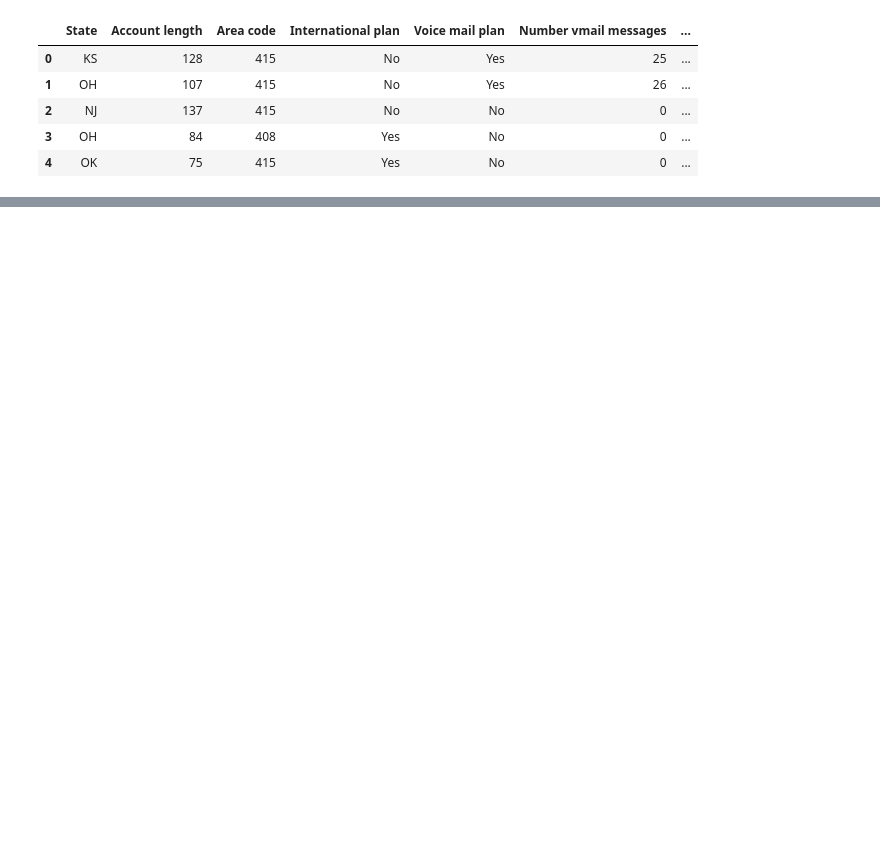
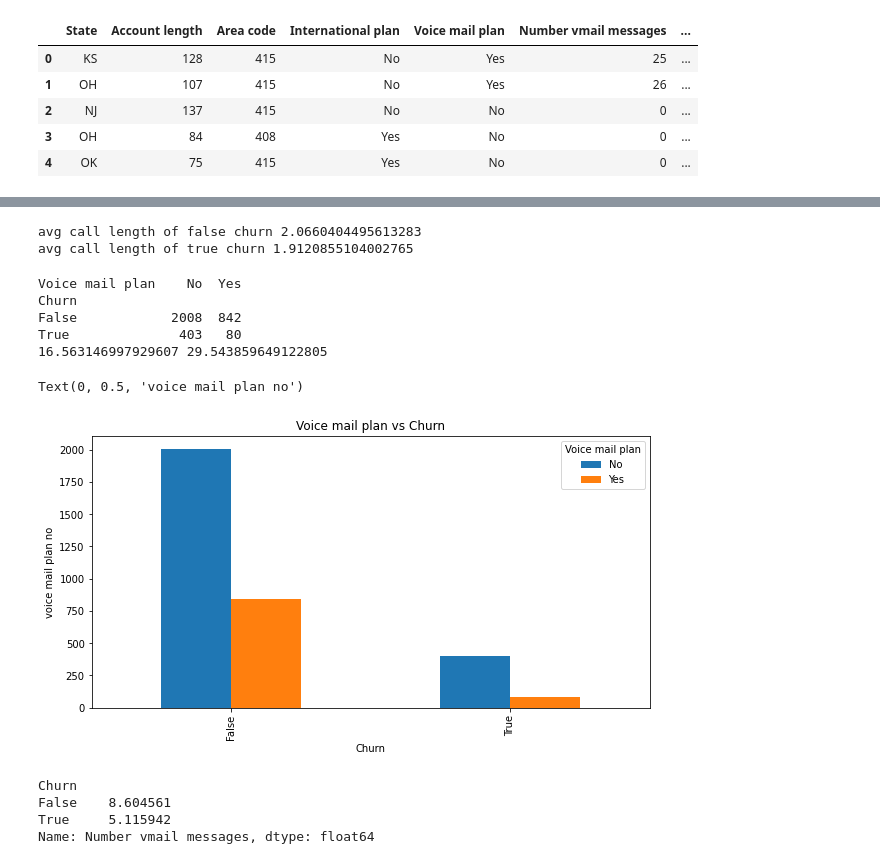
Before and after one commit to Peeyush2027/Telecom-churn-analysis, a Jupyter notebook: CH_Peeyush_Jain_Telecom_Churn_Analysis_Capstone_Project.ipynb, the cells around one changed output, grey strips where cells are left out. Cells and saved outputs as stored; diff of their text form; code cells hidden in the pictures; blank space fills up the shorter version.

```diff
--- a/CH_Peeyush_Jain_Telecom_Churn_Analysis_Capstone_Project.ipynb
+++ b/CH_Peeyush_Jain_Telecom_Churn_Analysis_Capstone_Project.ipynb
@@ -31,0 +184,41 @@ df.head()
+# %%
+avg1 = df4['total_mins'].sum()/df4['total_calls'].sum()
+print('avg call length of false churn',avg1)
+avg2 = df5['total_mins'].sum()/df5['total_calls'].sum()
+print('avg call length of true churn',avg2)
+# %% [output]
+avg call length of false churn 2.0660404495613283
+avg call length of true churn 1.9120855104002765
+# %%
+# Voice mail plan vs churn :
+
+df6 = df.groupby(['Churn', 'Voice mail plan'])['Voice mail plan'].count()
+print(df6.unstack())
+vmp_yes_true = (df6.unstack().loc[True,'Yes'] / df6.unstack().loc[True].sum())*100
+
+vmp_yes_false = (df6.unstack().loc[False,'Yes'] / df6.unstack().loc[False].sum())*100
+print(vmp_yes_true,vmp_yes_false)
+# %% [output]
+Voice mail plan    No  Yes
+Churn
+False            2008  842
+True              403   80
+16.563146997929607 29.543859649122805
+# %%
+df6.unstack().plot(kind='bar')
+plt.title('Voice mail plan vs Churn')
+plt.xlabel('Churn')
+plt.ylabel('voice mail plan no')
+# %% [output]
+Text(0, 0.5, 'voice mail plan no')
+[figure, added]
+# %%
+#  Vmail msg vs churn
+
+df7 = df.groupby(['Churn'])['Number vmail messages'].mean()
+df7
+# %% [output]
+Churn
+False    8.604561
+True     5.115942
+Name: Number vmail messages, dtype: float64
```
Also changed, not shown: parts of 20 cells of this notebook.
